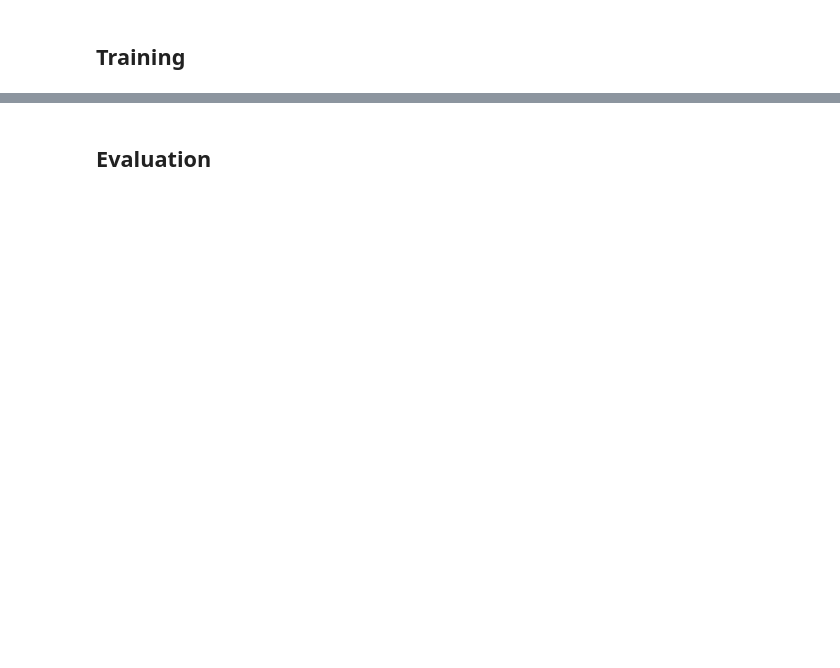
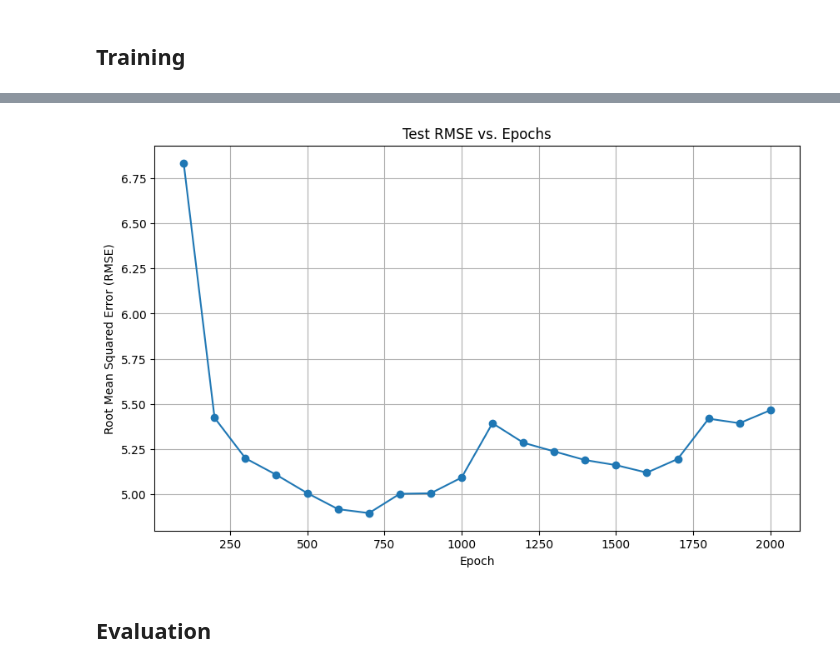
Before and after one commit to The-H4CKER/bs-meter, a Jupyter notebook: notebooks/model_training.ipynb, the cells around one changed output, grey strips where cells are left out. Cells and saved outputs as stored; diff of their text form; code cells hidden in the pictures; blank space fills up the shorter version.

Commit message:
Updated model architecture

```diff
--- a/notebooks/model_training.ipynb
+++ b/notebooks/model_training.ipynb
@@ -28,12 +29,15 @@ Loaded 2097 records.
 ## Data Preparation
 # %%
 df['r'] = 0.05  # define risk-free rate
+
+# TESTING NEW FEATURE
+df['moneyness'] = df['stock_price'] / df['strike_price']
 
 # One-hot encode the 'option_type' column ('call' -> 1, 'put' -> 0)
 # Replaces 'option_type' col with 'option_type_put' which is either 0.0 or 1.0
 df = pd.get_dummies(df, columns=['option_type'], drop_first=True, dtype=float)
 
-features = ['stock_price', 'strike_price', 'dte', 'r', 'implied_volatility', 'option_type_put']
+features = ['stock_price', 'strike_price', 'dte', 'r', 'implied_volatility', 'option_type_put', 'moneyness']
 target = 'market_price'
 
 # Explicitly define model's inputs (X) and output (y)
@@ -102,6 +122,9 @@ OptionPricer(
 ## Training
 # %%
 num_epochs = 2000
+
+epoch_log = []
+test_rmse_log = []
 
 model.train()
 
@@ -118,8 +141,29 @@ for epoch in range(num_epochs):
   optimizer.step()      # Update weights
 
   if (epoch+1) % 100 == 0:
-    print(f"Epoch [{epoch+1}/{num_epochs}], Loss: {loss.item():.4f}")
+    model.eval()
+
+    with torch.no_grad():
+      test_outputs = model(X_test_tensor)
+      test_loss = criterion(test_outputs, y_test_tensor)
+      test_rmse = torch.sqrt(test_loss).item()
+
+      epoch_log.append(epoch + 1)
+      test_rmse_log.append(test_rmse)
+
+    model.train()
+
+    print(f"Epoch [{epoch+1}/{num_epochs}], Train Loss: {loss.item():.4f}, Test RMSE: ${test_rmse:.4f}")
 
 print("\n--- Training Finished ---")
+
+# --- Plotting the Results ---
+plt.figure(figsize=(10, 6))
+plt.plot(epoch_log, test_rmse_log, marker='o')
+plt.title('Test RMSE vs. Epochs')
+plt.xlabel('Epoch')
+plt.ylabel('Root Mean Squared Error (RMSE)')
+plt.grid(True)
+plt.show()
 # %% [output]
 -- Started Training ---
@@ -140,5 +184,6 @@ Epoch [2000/2000], Loss: 20.6461
 
 --- Training Finished ---
+[figure, added]
 # %% [markdown]
 ## Evaluation
 # %%
```
Also changed, not shown: parts of 4 cells of this notebook.
